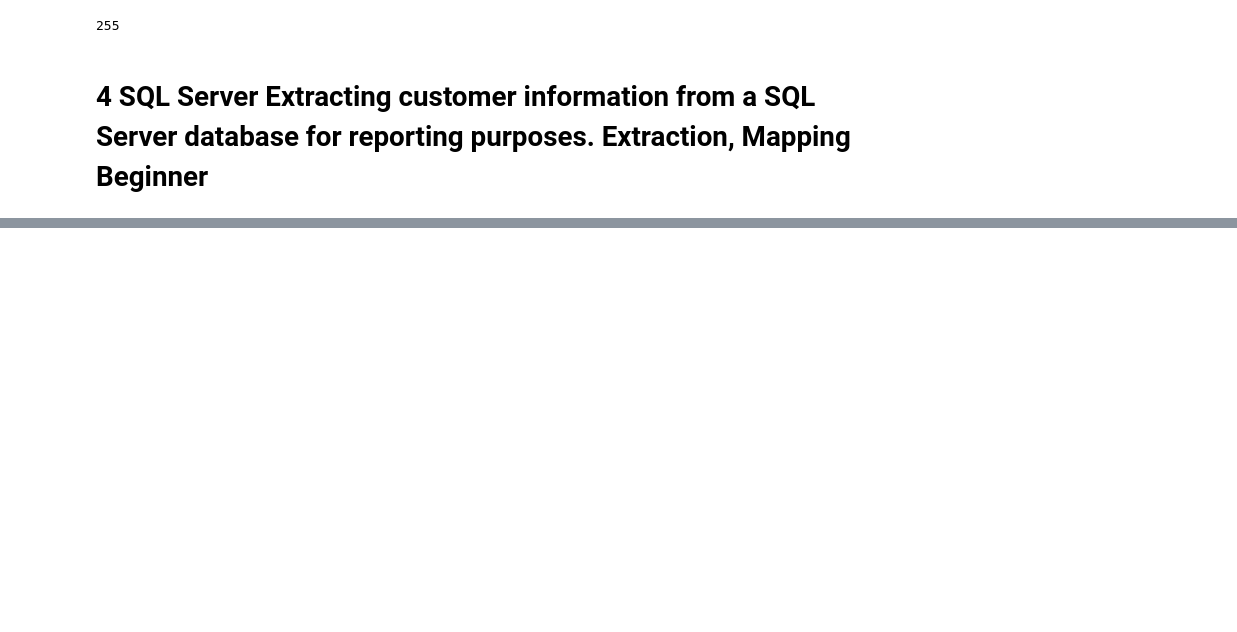
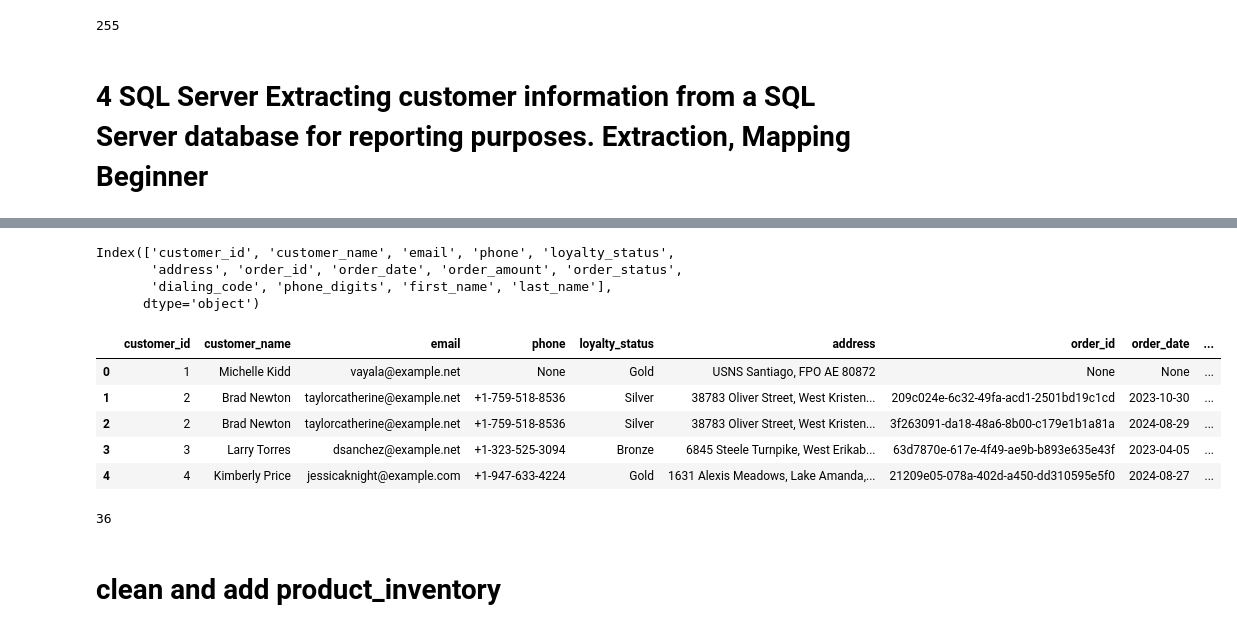
Before and after one commit to sumankrupa/python_learning, a Jupyter notebook: use_cases.ipynb, the cells around one changed output, grey strips where cells are left out. Saved outputs shown, nothing was run; the diff lists cells and outputs as text; code cells hidden in the pictures; blank space fills up the shorter version.

Commit message:
product_inventory

```diff
--- a/use_cases.ipynb
+++ b/use_cases.ipynb
@@ -464,0 +500,42 @@ df = pd.read_sql(query, engine)
+# %%
+# create two columns
+# remove prefixes mr mrs miss dr,
+# remove suffixes jr sr II,III
+
+prefixes = r"^(mr|mrs|miss|dr)\.?\s+"
+suffixes = r"\s+(jr|sr|ii|iii)\.?$"
+# %%
+df =df.copy()
+
+# convert to string
+#
+df["customer_name"] = df["customer_name"].astype(str)
+
+# remove prefixes
+df["customer_name"] = (df["customer_name"].str.lower()
+    .str.replace(prefixes,"",regex = True)
+    .str.replace(suffixes,"",regex = True)
+    .str.title()
+)
+# %%
+df[["first_name","last_name"]] = (
+    df["customer_name"].str.split(" ",n=1,expand=True)
+)
+# %%
+df.columns
+# %% [output]
+Index(['customer_id', 'customer_name', 'email', 'phone', 'loyalty_status',
+       'address', 'order_id', 'order_date', 'order_amount', 'order_status',
+       'dialing_code', 'phone_digits', 'first_name', 'last_name'],
+      dtype='object')
+# %%
+df["country_code "] = df["address"].str.extract(r",\s*([A-Z]{2})\s+\d{5}",expand= False)
+# %%
+df.head()
+# %% [output]
+|  | customer_id | customer_name | email | phone | loyalty_status | address | order_id | order_date | ... |
+| 0 | 1 | Michelle Kidd | vayala@example.net | None | Gold | USNS Santiago, FPO AE 80872 | None | None | ... |
+| 1 | 2 | Brad Newton | taylorcatherine@example.net | +1-759-518-8536 | Silver | 38783 Oliver Street, West Kristen... | 209c024e-6c32-49fa-acd1-2501bd19c1cd | 2023-10-30 | ... |
+| 2 | 2 | Brad Newton | taylorcatherine@example.net | +1-759-518-8536 | Silver | 38783 Oliver Street, West Kristen... | 3f263091-da18-48a6-8b00-c179e1b1a81a | 2024-08-29 | ... |
+| 3 | 3 | Larry Torres | dsanchez@example.net | +1-323-525-3094 | Bronze | 6845 Steele Turnpike, West Erikab... | 63d7870e-617e-4f49-ae9b-b893e635e43f | 2023-04-05 | ... |
+| 4 | 4 | Kimberly Price | jessicaknight@example.com | +1-947-633-4224 | Gold | 1631 Alexis Meadows, Lake Amanda,... | 21209e05-078a-402d-a450-dd310595e5f0 | 2024-08-27 | ... |
@@ -464,0 +580,11 @@ df = pd.read_sql(query, engine)
+# %%
+df.to_sql(
+    name = 'customer_orders',
+    con = engine,
+    if_exists= 'replace',
+    index=False
+)
+# %% [output]
+36
+# %% [markdown]
+# clean and add product_inventory
```
Also changed, not shown: parts of 8 cells of this notebook, 1 other file.
